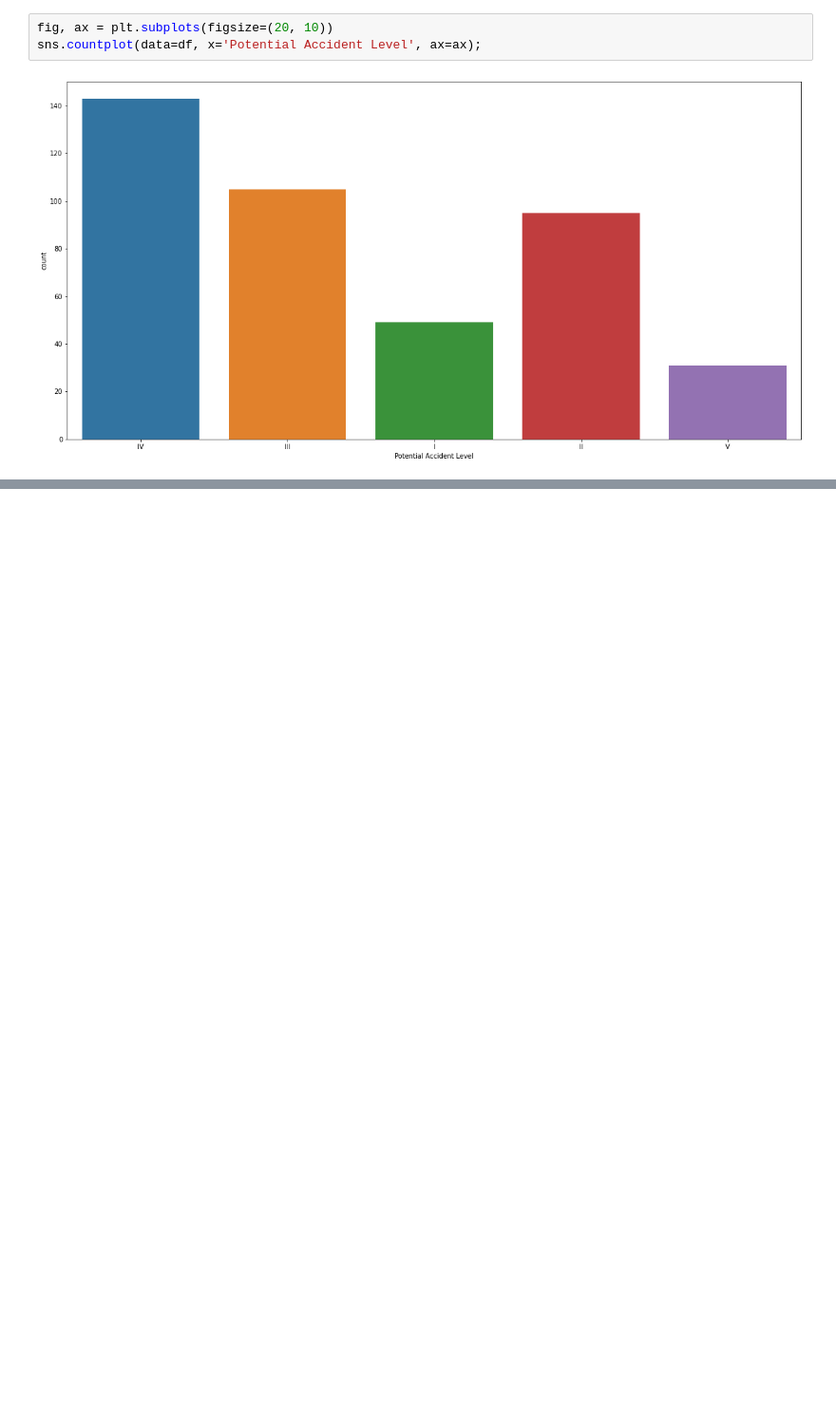
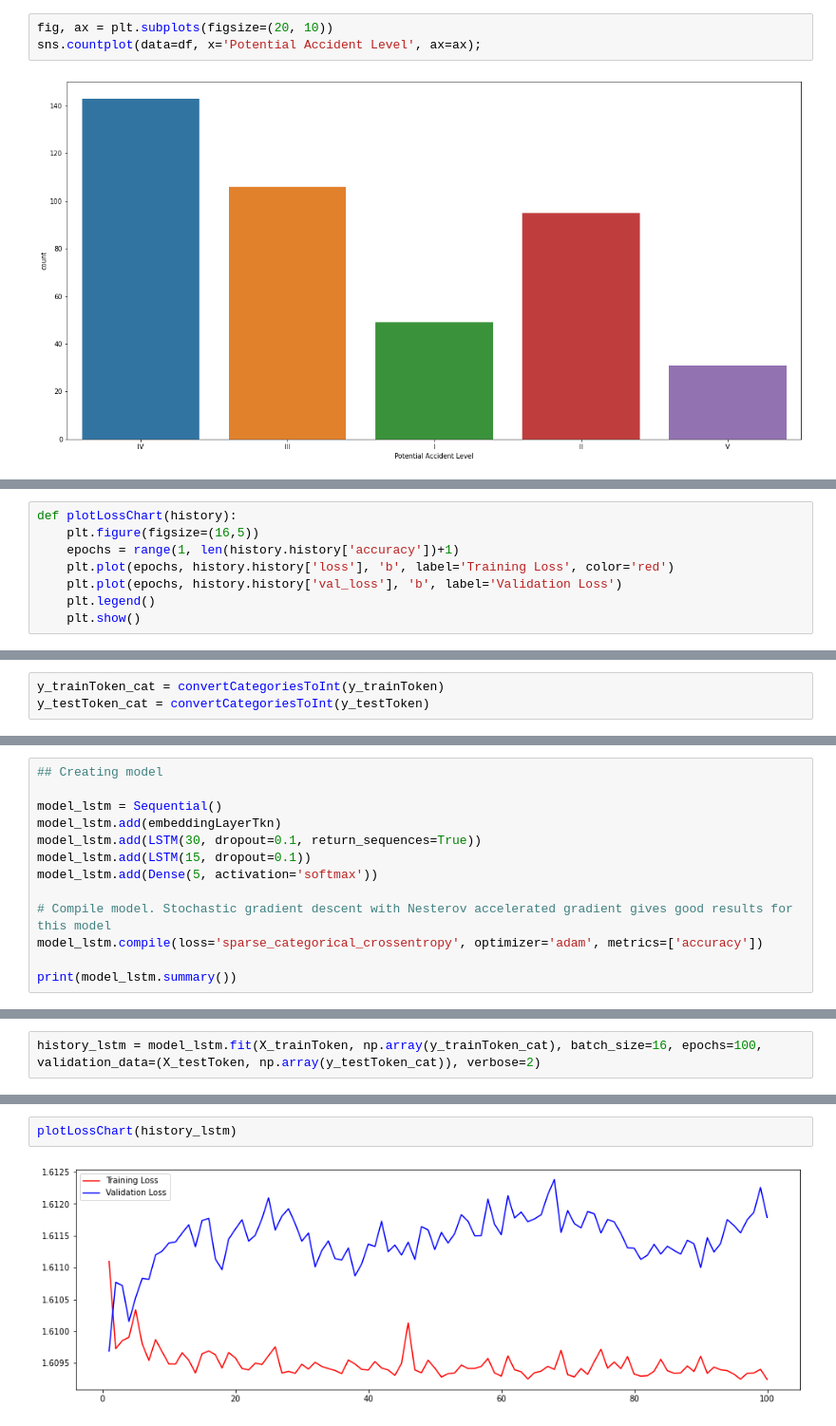
Before and after one commit to CAP-G12-NLP2/IndustrialSafety, a Jupyter notebook: CapStone_NLP2_ChatBot.ipynb, the cells around one changed output, grey strips where cells are left out. Shown at 95% size. Saved outputs shown, nothing was run; the diff lists cells and outputs as text; blank space fills up the shorter version.

```diff
--- a/CapStone_NLP2_ChatBot.ipynb
+++ b/CapStone_NLP2_ChatBot.ipynb
@@ -779,0 +3163,8 @@ lemWords = sorted(list(set(lemWords)))
+# %%
+def plotLossChart(history):
+    plt.figure(figsize=(16,5))
+    epochs = range(1, len(history.history['accuracy'])+1)
+    plt.plot(epochs, history.history['loss'], 'b', label='Training Loss', color='red')
+    plt.plot(epochs, history.history['val_loss'], 'b', label='Validation Loss')
+    plt.legend()
+    plt.show()
@@ -779,0 +3190,3 @@ lemWords = sorted(list(set(lemWords)))
+# %%
+y_trainToken_cat = convertCategoriesToInt(y_trainToken)
+y_testToken_cat = convertCategoriesToInt(y_testToken)
@@ -779,0 +3195,13 @@ lemWords = sorted(list(set(lemWords)))
+# %%
+## Creating model
+
+model_lstm = Sequential()
+model_lstm.add(embeddingLayerTkn)
+model_lstm.add(LSTM(30, dropout=0.1, return_sequences=True))
+model_lstm.add(LSTM(15, dropout=0.1))
+model_lstm.add(Dense(5, activation='softmax'))
+
+# Compile model. Stochastic gradient descent with Nesterov accelerated gradient gives good results for this model
+model_lstm.compile(loss='sparse_categorical_crossentropy', optimizer='adam', metrics=['accuracy'])
+
+print(model_lstm.summary())
@@ -779,0 +3232,2 @@ lemWords = sorted(list(set(lemWords)))
+# %%
+history_lstm = model_lstm.fit(X_trainToken, np.array(y_trainToken_cat), batch_size=16, epochs=100, validation_data=(X_testToken, np.array(y_testToken_cat)), verbose=2)
@@ -779,0 +3252,4 @@ lemWords = sorted(list(set(lemWords)))
+# %%
+plotLossChart(history_lstm)
+# %% [output]
+[figure, added]
```
Also changed, not shown: parts of 384 cells of this notebook, 1 other file.
